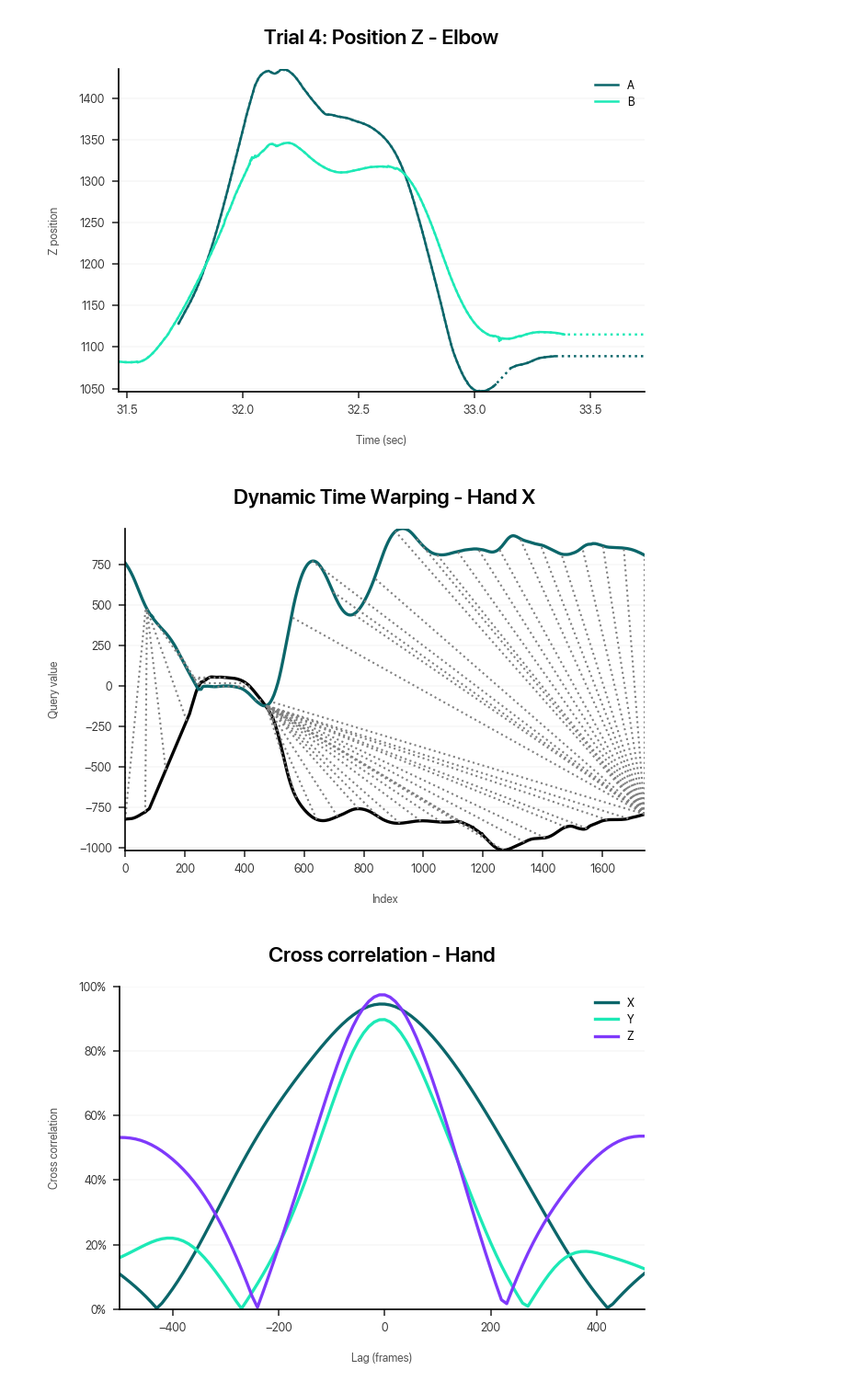
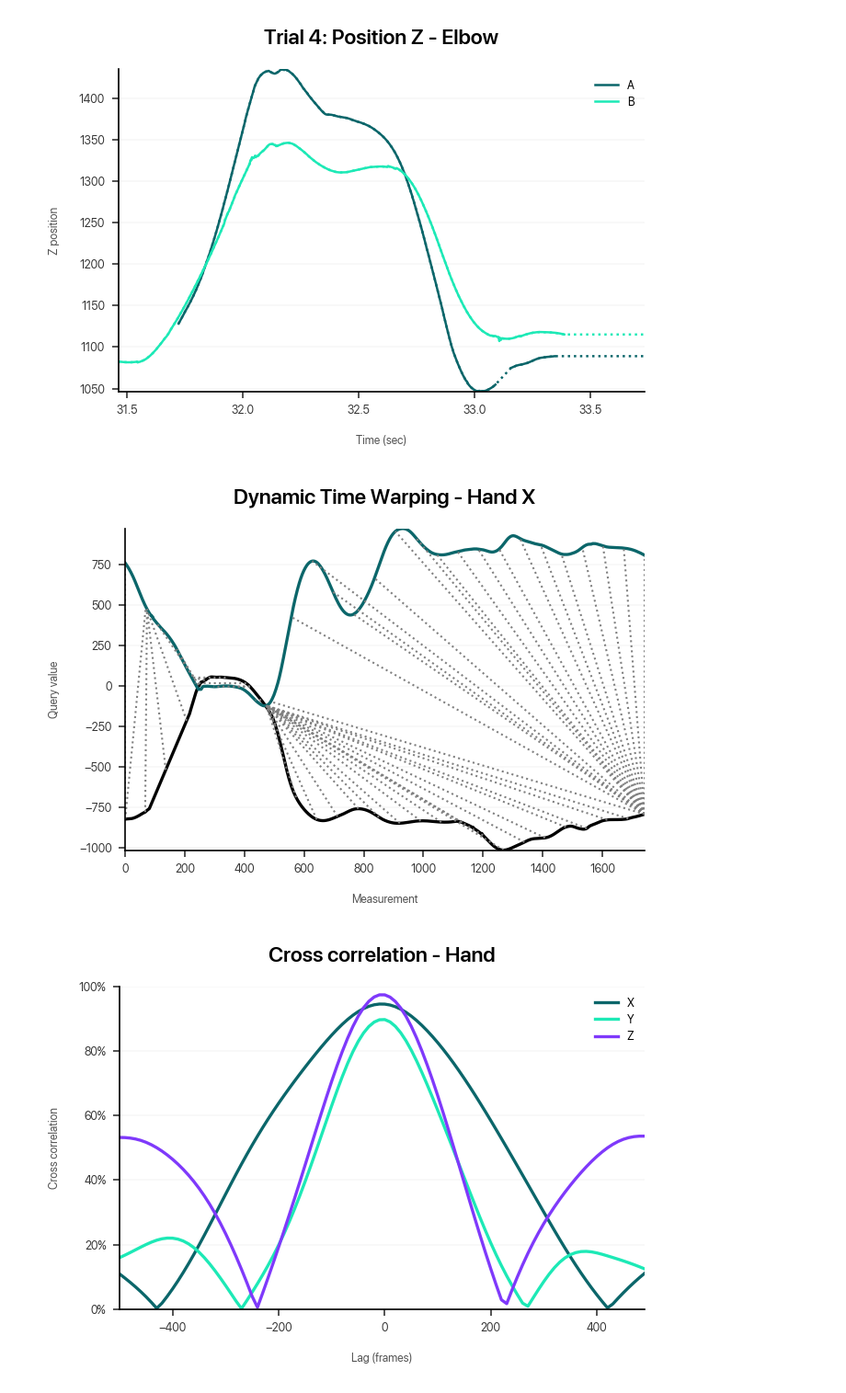
Before and after one commit to dlundgaard/dapup-mocap, a Jupyter notebook: analysis.ipynb, the cells around one changed output. Shown at 92% size. Drawn from its saved outputs; the diff is of its cells as text; code cells hidden in the pictures.

```diff
--- a/analysis.ipynb
+++ b/analysis.ipynb
@@ -110,13 +106,14 @@ plot_position(trial = 4, marker = "Elbow", axis = "Z")
 # %%
 def plot_dynamic_time_warping(trial, marker, axis):
     dtw(dataset[trial]["A"][marker][axis], dataset[trial]["B"][marker][axis], keep_internals=True).plot(type = "twoway")
     plt.margins(x = 0, y = 0)
+    plt.xlabel("Measurement")
     plt.title(f"Dynamic Time Warping - {marker} {axis}\n")
     plt.tight_layout()
 
 plot_dynamic_time_warping(trial = 2, marker = "Hand", axis = "X")
 # %% [output]
-[figure, old version]
+[figure, new version]
 # %%
 def plot_cross_correlation(trial, marker, lags = np.arange(-500, 500, 10)):
     plt.figure()
```
Also changed, not shown: parts of 1 cell of this notebook.
